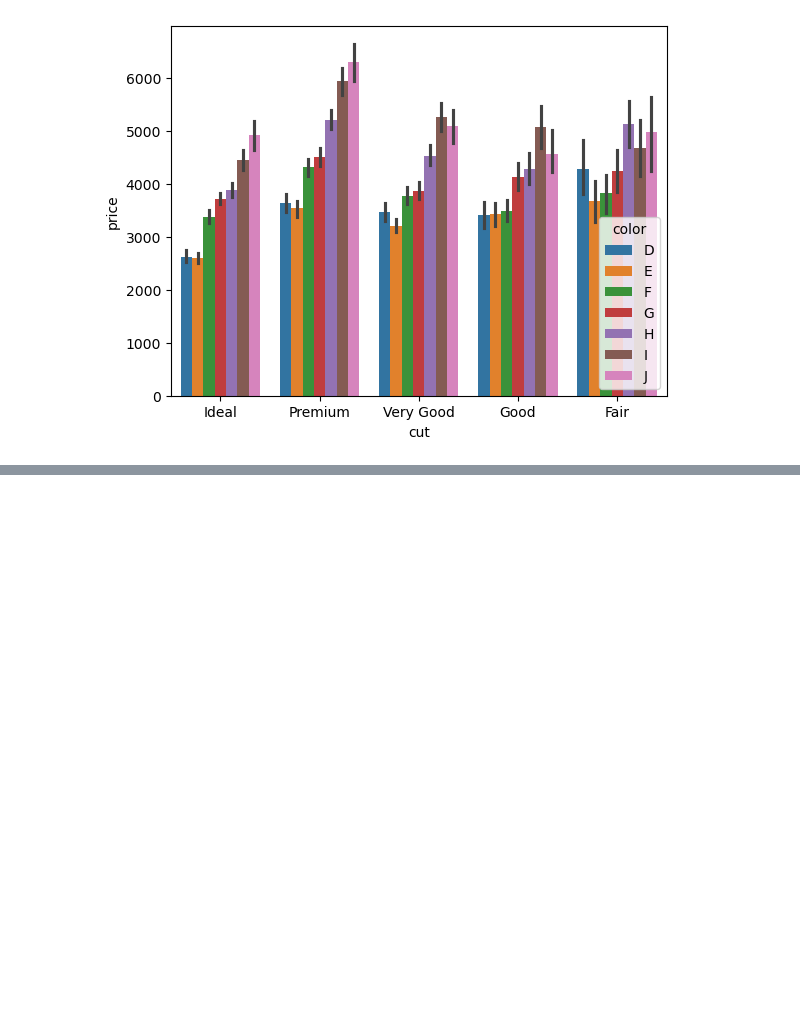
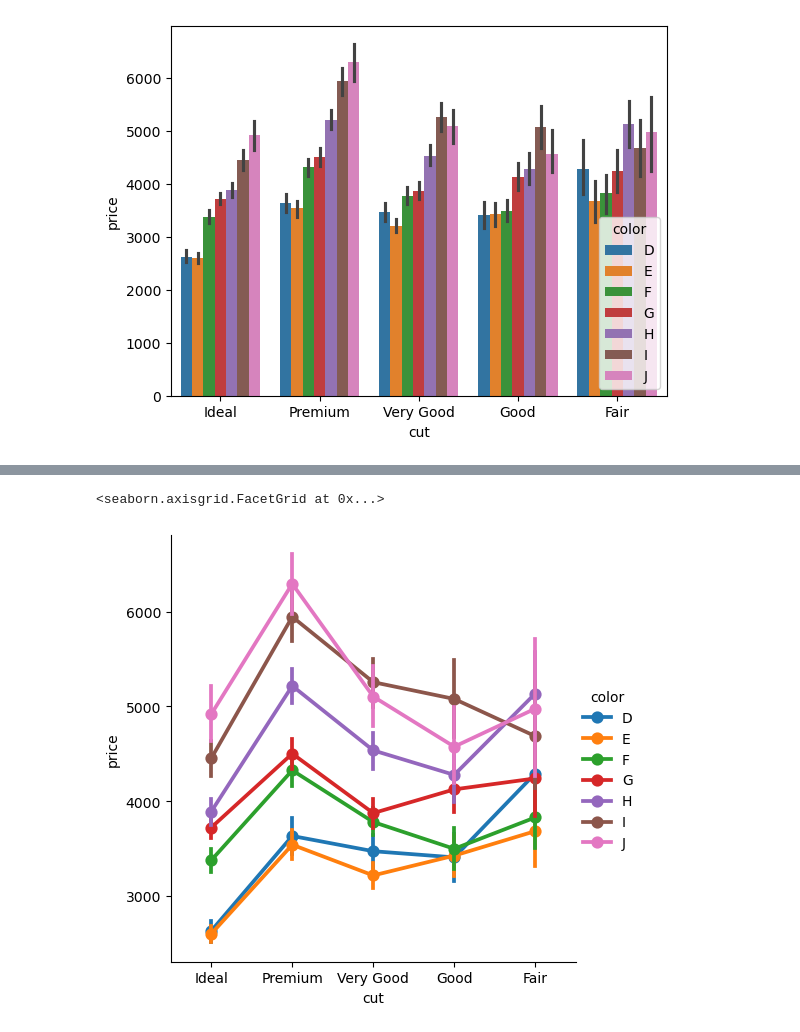
Before and after one commit to erayinal/Python, a Jupyter notebook: Udemy/_9NumericalPython/_5Seaborn.ipynb, the cells around one changed output, grey strips where cells are left out. Cells and saved outputs as stored; diff of their text form; code cells hidden in the pictures; blank space fills up the shorter version.

```diff
--- a/Udemy/_9NumericalPython/_5Seaborn.ipynb
+++ b/Udemy/_9NumericalPython/_5Seaborn.ipynb
@@ -275,0 +355,5 @@ Name: price, dtype: float64
+# %%
+sns.catplot(x="cut", y="price", hue="color", kind="point", data=df)
+# %% [output]
+<seaborn.axisgrid.FacetGrid at 0x...>
+[figure, added]
```
Also changed, not shown: parts of 16 cells of this notebook, 1 other file.
